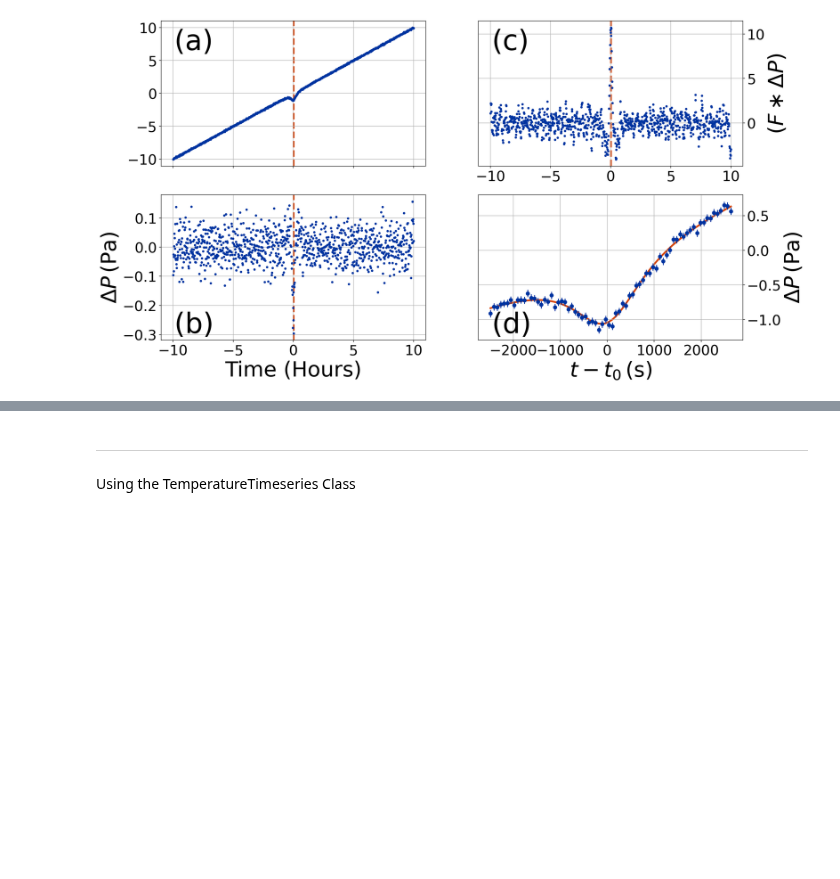
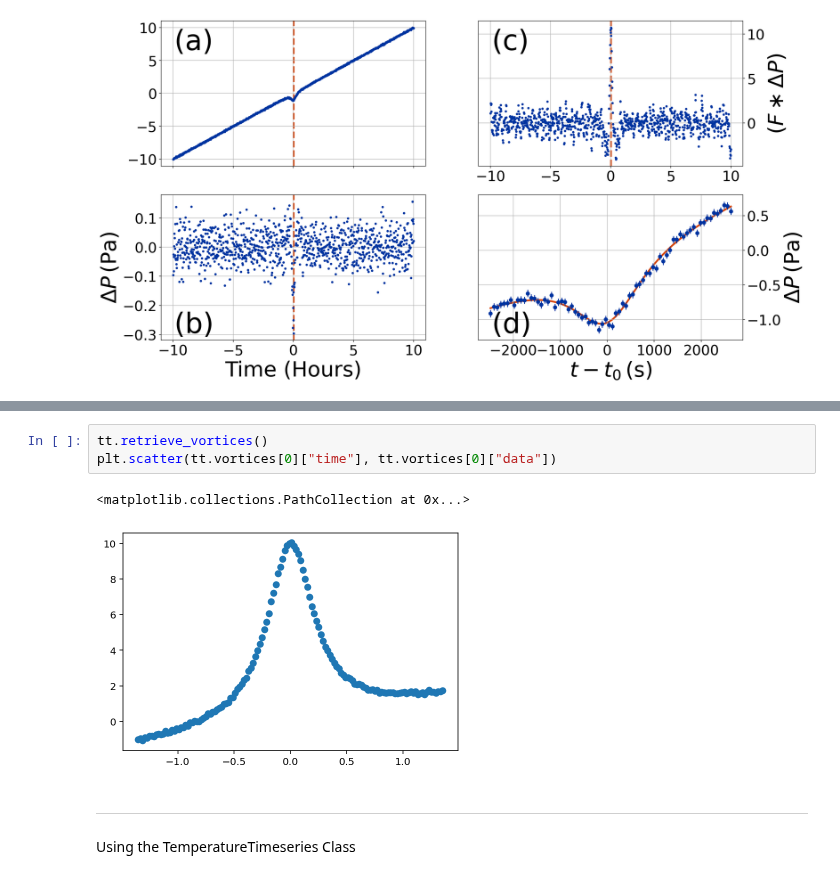
Before and after one commit to BoiseStatePlanetary/muldoon, a Jupyter notebook: docs/examples/Using_Muldoon.ipynb, the cells around one changed output, grey strips where cells are left out. Cells and saved outputs as stored; diff of their text form; blank space fills up the shorter version.

```diff
--- a/docs/examples/Using_Muldoon.ipynb
+++ b/docs/examples/Using_Muldoon.ipynb
@@ -189,3 +177,9 @@ plt.scatter(tt.time[ind], tt.data[ind])
+# %%
+tt.retrieve_vortices()
+plt.scatter(tt.vortices[0]["time"], tt.vortices[0]["data"])
+# %% [output]
+<matplotlib.collections.PathCollection at 0x...>
+[figure, added]
 # %% [markdown]
 ---
 Using the TemperatureTimeseries Class
```
Also changed, not shown: parts of 3 cells of this notebook, 1 other file.
